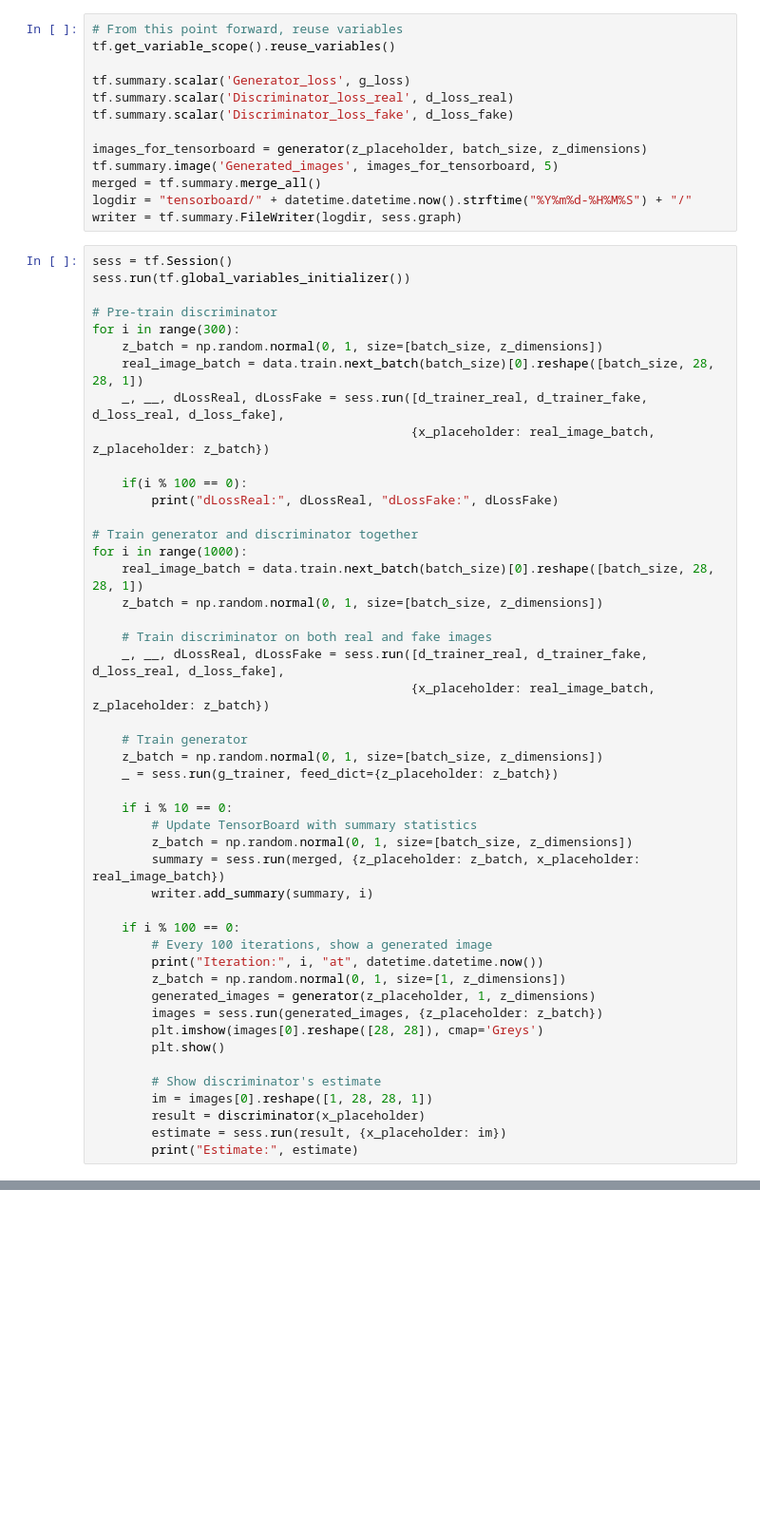
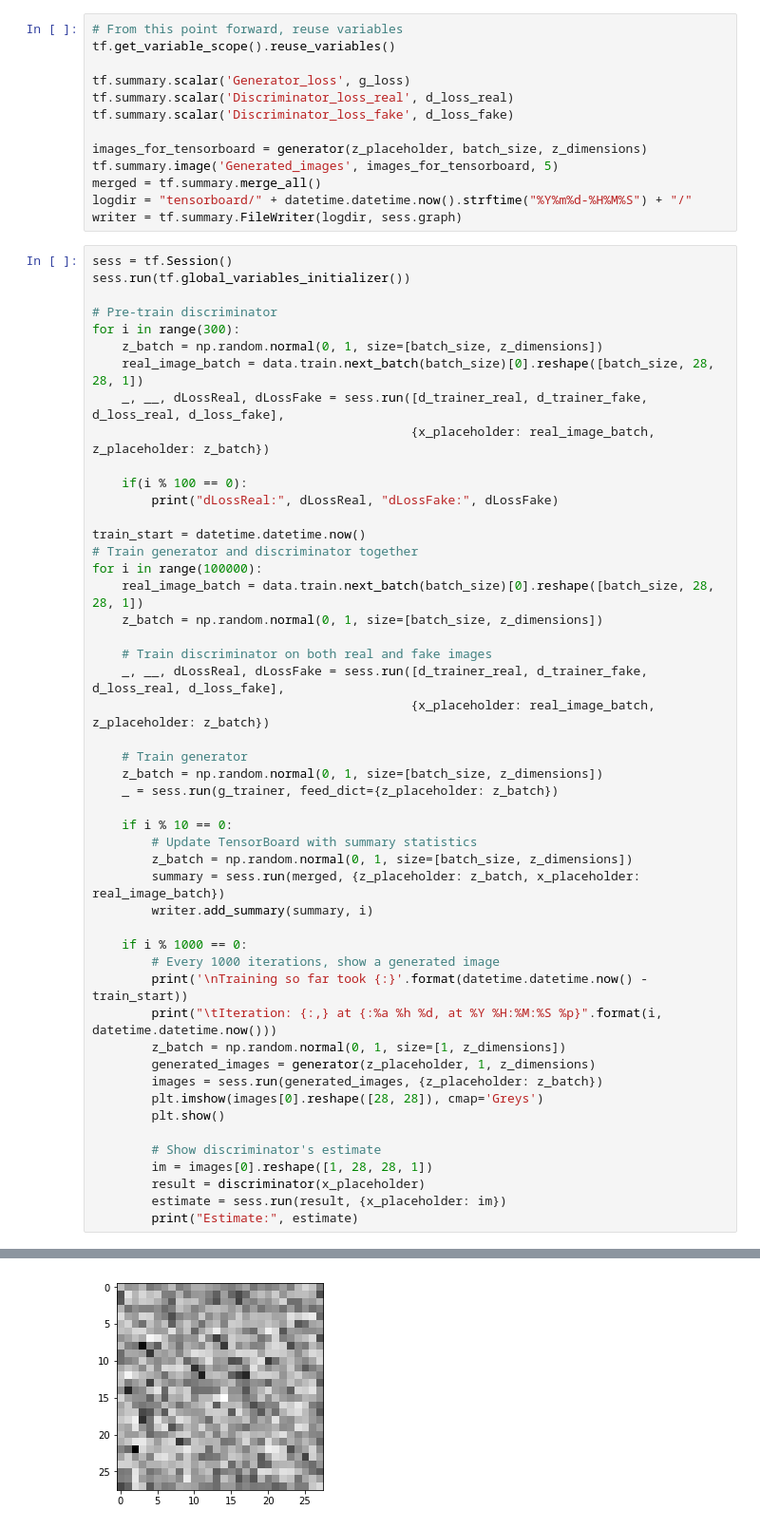
Before and after one commit to victor-iyi/deep-convolutional-GAN, a Jupyter notebook: generating-handwritten-digits.ipynb, the cells around one changed output, grey strips where cells are left out. Shown at 95% size. Saved outputs shown, nothing was run; the diff lists cells and outputs as text; blank space fills up the shorter version.

Commit message:
Training the model

```diff
--- a/generating-handwritten-digits.ipynb
+++ b/generating-handwritten-digits.ipynb
@@ -164,8 +178,9 @@ for i in range(300):
     if(i % 100 == 0):
         print("dLossReal:", dLossReal, "dLossFake:", dLossFake)
 
+train_start = datetime.datetime.now()
 # Train generator and discriminator together
-for i in range(1000):
+for i in range(100000):
     real_image_batch = data.train.next_batch(batch_size)[0].reshape([batch_size, 28, 28, 1])
     z_batch = np.random.normal(0, 1, size=[batch_size, z_dimensions])
 
@@ -183,9 +198,10 @@ for i in range(1000):
         summary = sess.run(merged, {z_placeholder: z_batch, x_placeholder: real_image_batch})
         writer.add_summary(summary, i)
 
-    if i % 100 == 0:
-        # Every 100 iterations, show a generated image
-        print("Iteration:", i, "at", datetime.datetime.now())
+    if i % 1000 == 0:
+        # Every 1000 iterations, show a generated image
+        print('\nTraining so far took {:}'.format(datetime.datetime.now() - train_start))
+        print("\tIteration: {:,} at {:%a %h %d, at %Y %H:%M:%S %p}".format(i, datetime.datetime.now()))
         z_batch = np.random.normal(0, 1, size=[1, z_dimensions])
         generated_images = generator(z_placeholder, 1, z_dimensions)
         images = sess.run(generated_images, {z_placeholder: z_batch})
@@ -197,3 +213,4 @@ for i in range(1000):
         result = discriminator(x_placeholder)
         estimate = sess.run(result, {x_placeholder: im})
         print("Estimate:", estimate)
+# %% [output]
@@ -199,0 +223 @@ for i in range(1000):
+[figure, added]
```
Also changed, not shown: parts of 5 cells of this notebook.
